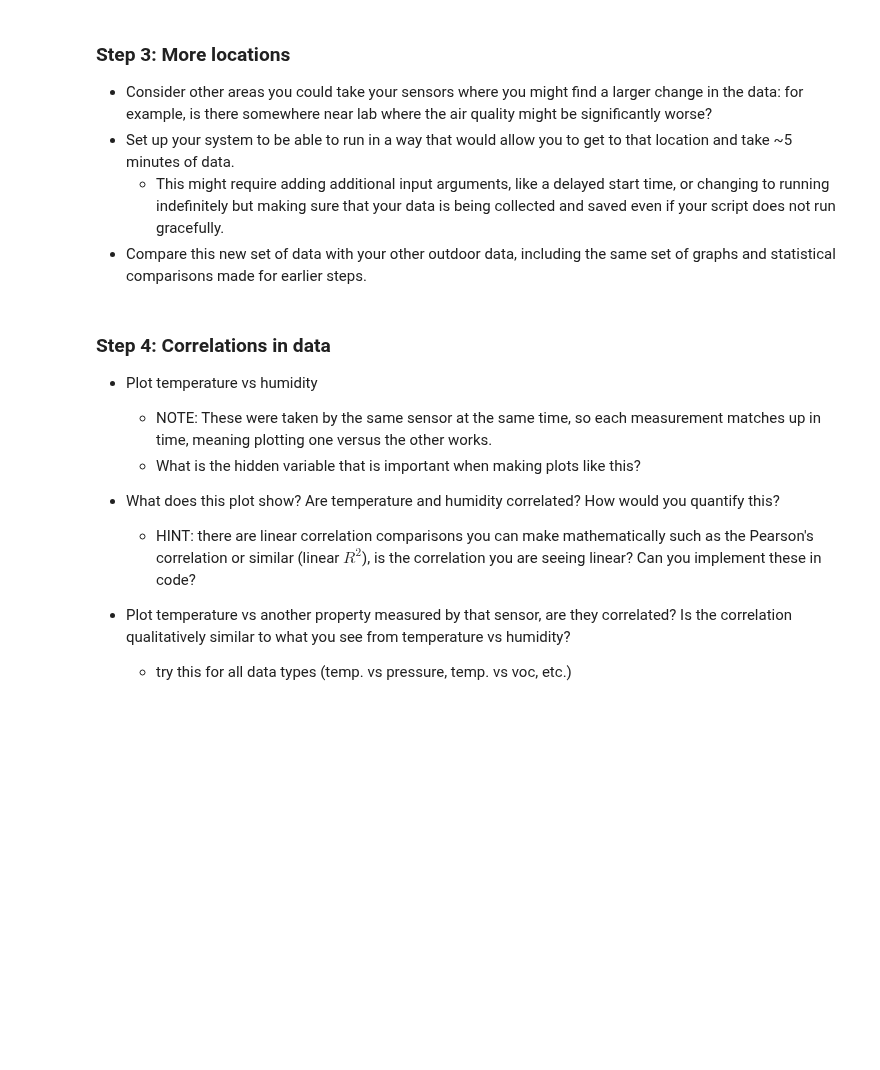
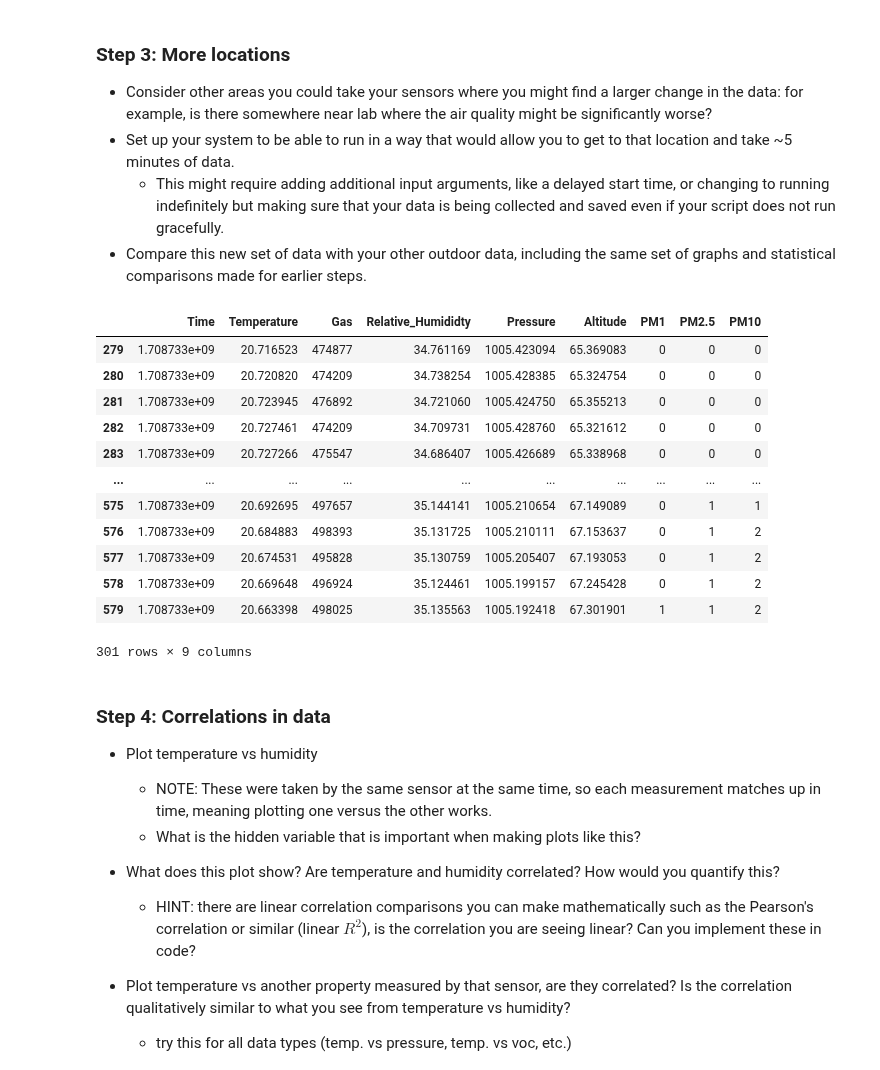
Before and after one commit to Gish-Sky/E11_LabWork, a Jupyter notebook: Lab-Activity-Week-6.ipynb, the cells around one changed output. Cells and saved outputs as stored; diff of their text form; code cells hidden in the pictures; blank space fills up the shorter version.

Commit message:
added bad data table import

```diff
--- a/Lab-Activity-Week-6.ipynb
+++ b/Lab-Activity-Week-6.ipynb
@@ -131,6 +131,25 @@ Since we don't see any of the graphs truly having a Gaussian shape, it means tha
 - Set up your system to be able to run in a way that would allow you to get to that location and take ~5 minutes of data.
   - This might require adding additional input arguments, like a delayed start time, or changing to running indefinitely but making sure that your data is being collected and saved even if your script does not run gracefully.
 - Compare this new set of data with your other outdoor data, including the same set of graphs and statistical comparisons made for earlier steps.
+# %%
+# we are importing the musty crusty parking lot radiation data
+bad = pd.read_csv("Bad_Outside_Data.csv")
+bad = bad.iloc[279:]
+bad
+# %% [output]
+|  | Time | Temperature | Gas | Relative_Humididty | Pressure | Altitude | PM1 | PM2.5 | PM10 |
+| 279 | 1.708733e+09 | 20.716523 | 474877 | 34.761169 | 1005.423094 | 65.369083 | 0 | 0 | 0 |
+| 280 | 1.708733e+09 | 20.720820 | 474209 | 34.738254 | 1005.428385 | 65.324754 | 0 | 0 | 0 |
+| 281 | 1.708733e+09 | 20.723945 | 476892 | 34.721060 | 1005.424750 | 65.355213 | 0 | 0 | 0 |
+| 282 | 1.708733e+09 | 20.727461 | 474209 | 34.709731 | 1005.428760 | 65.321612 | 0 | 0 | 0 |
+| 283 | 1.708733e+09 | 20.727266 | 475547 | 34.686407 | 1005.426689 | 65.338968 | 0 | 0 | 0 |
+| ... | ... | ... | ... | ... | ... | ... | ... | ... | ... |
+| 575 | 1.708733e+09 | 20.692695 | 497657 | 35.144141 | 1005.210654 | 67.149089 | 0 | 1 | 1 |
+| 576 | 1.708733e+09 | 20.684883 | 498393 | 35.131725 | 1005.210111 | 67.153637 | 0 | 1 | 2 |
+| 577 | 1.708733e+09 | 20.674531 | 495828 | 35.130759 | 1005.205407 | 67.193053 | 0 | 1 | 2 |
+| 578 | 1.708733e+09 | 20.669648 | 496924 | 35.124461 | 1005.199157 | 67.245428 | 0 | 1 | 2 |
+| 579 | 1.708733e+09 | 20.663398 | 498025 | 35.135563 | 1005.192418 | 67.301901 | 1 | 1 | 2 |
+301 rows × 9 columns
 # %% [markdown]
 ### Step 4: Correlations in data
 - Plot temperature vs humidity
```
